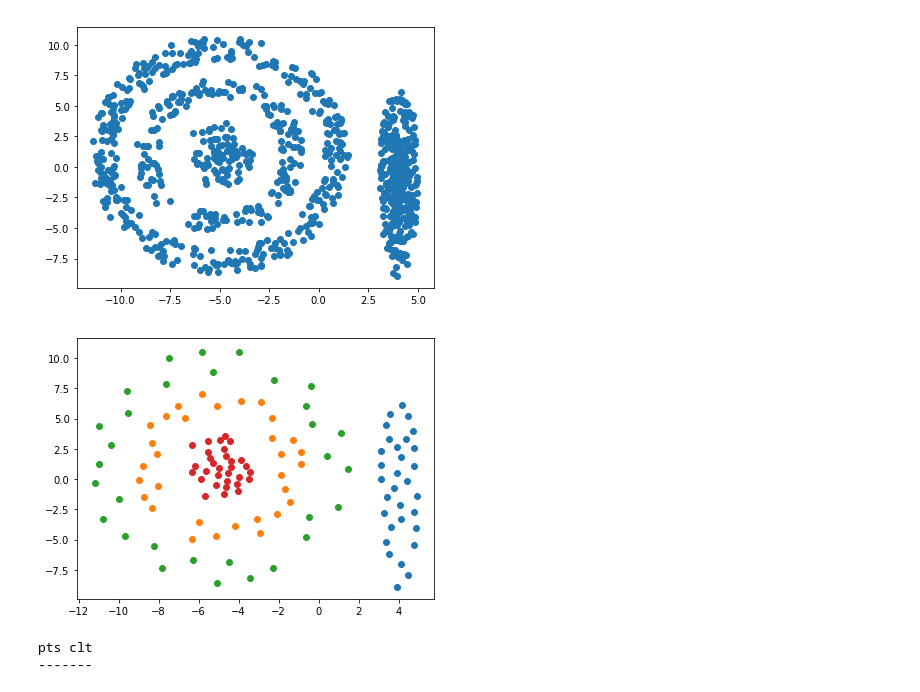
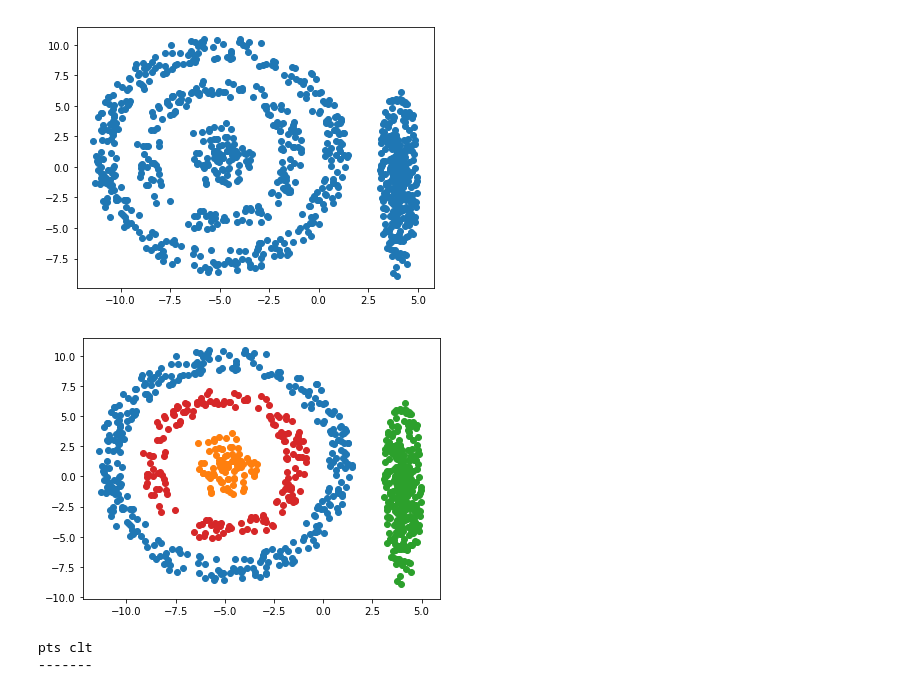
Before and after one commit to KxSystems/ml, a Jupyter notebook: clust/notebooks/streaming.ipynb, the cells around one changed output. Saved outputs shown, nothing was run; the diff lists cells and outputs as text; code cells hidden in the pictures.

```diff
--- a/clust/notebooks/streaming.ipynb
+++ b/clust/notebooks/streaming.ipynb
@@ -25,11 +25,11 @@ plt[`:show][];
 [figure]
 # %%
 /.clust.cure[data;n clust;dist;n reps;comp;C code?;streaming?]
-r:.ml.clust.ccure[d;4;`e2dist;30;0;0b;1b]
+r:.ml.clust.ccure[d;4;`e2dist;30;0;0b]
 {plt[`:scatter][;]. flip x}each exec pts by clt from r;
 plt[`:show][];
 # %% [output]
-[figure, old version]
+[figure, new version]
 # %%
 /run `q load.q` as new process
 \p 5001
```
Also changed, not shown: parts of 4 cells of this notebook, 5 other files.
